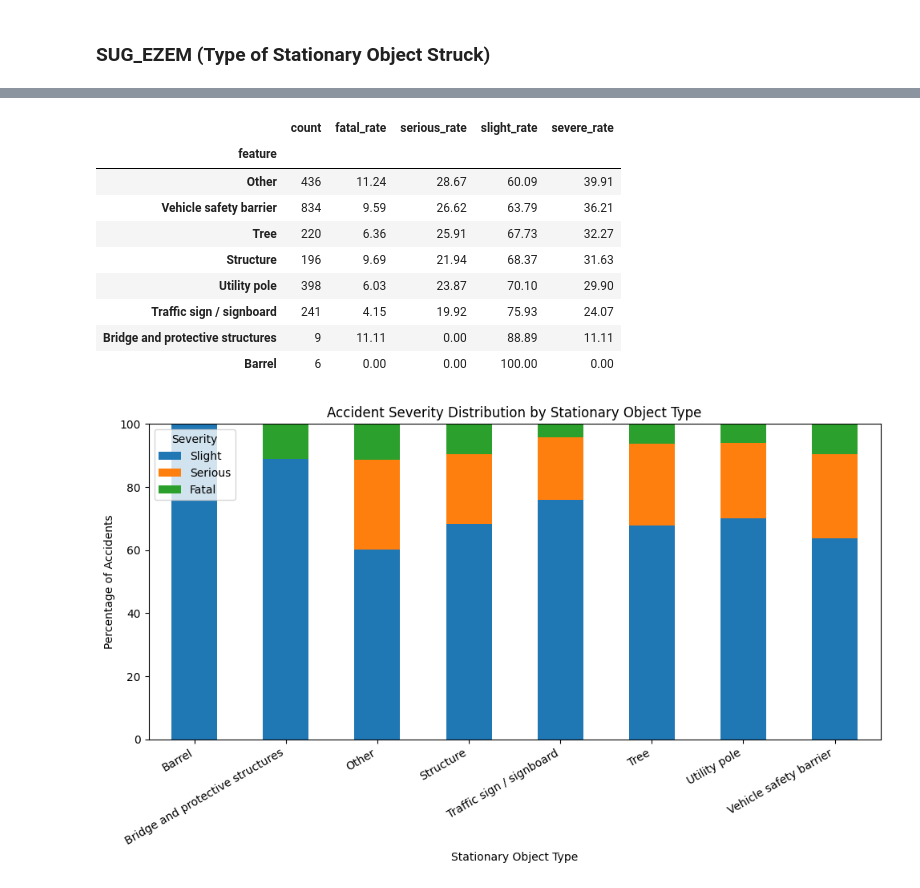
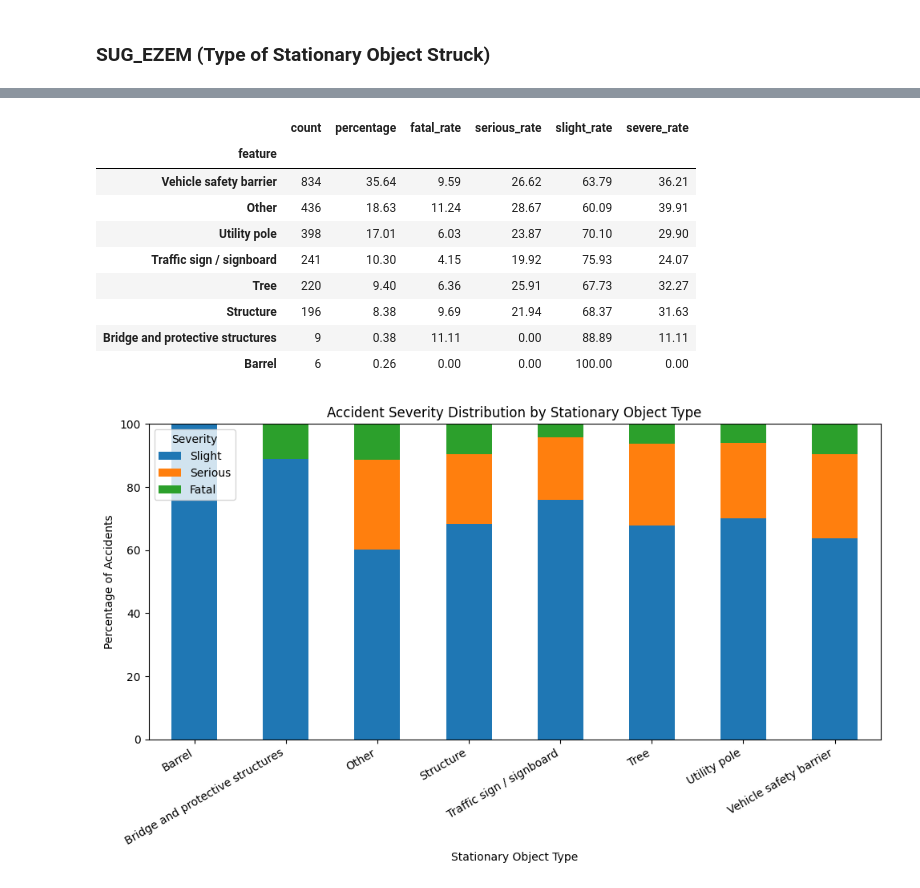
Before and after one commit to DavidCo1/israel-road-accident-severity-ml, a Jupyter notebook: notebooks/01_eda.ipynb, the cells around one changed output, grey strips where cells are left out. Saved outputs shown, nothing was run; the diff lists cells and outputs as text; code cells hidden in the pictures.

```diff
--- a/notebooks/01_eda.ipynb
+++ b/notebooks/01_eda.ipynb
@@ -637,8 +646,19 @@ Validates that all coded values in a feature have a corresponding entry in `VALU
 This helps detect missing or incomplete label mappings before running the EDA.
 # %%
 def validate_value_labels(df, feature):
+    if feature not in df.columns:
+        raise KeyError(
+            f"Column {feature!r} was not found in the DataFrame."
+        )
+
+    mapping = VALUE_LABELS.get(feature)
+
+    # Derived/readable features do not require mapping validation
+    if mapping is None:
+        return
+
     raw_values = set(df[feature].dropna().unique())
-    mapped_values = set(VALUE_LABELS[feature].keys())
+    mapped_values = set(mapping.keys())
 
     unmapped = raw_values - mapped_values
 
@@ -649 +677,31 @@ def validate_value_labels(df, feature):
+# %%
+def _prepare_feature_data(
+    df,
+    feature,
+    exclude_values=None
+):
+    if feature not in df.columns:
+        raise KeyError(
+            f"Column {feature!r} was not found in the DataFrame."
+        )
+
+    exclude_values = exclude_values or []
+
+    data = df[
+        ~df[feature].isin(exclude_values)
+    ].copy()
+
+    validate_value_labels(data, feature)
+
+    mapping = VALUE_LABELS.get(feature)
+
+    if mapping is not None:
+        labels = data[feature].map(mapping)
+    else:
+        # Derived features already contain readable labels
+        labels = data[feature].copy()
+
+    labels = labels.fillna("[Missing]")
+
+    return data, labels
 # %% [markdown]
@@ -2076,19 +1991,19 @@ feature_distribution(
 # %%
-severity_summary(
+feature_summary(
     known_object_df,
     "SUG_EZEM"
 )
 # %% [output]
-|  | count | fatal_rate | serious_rate | slight_rate | severe_rate |
-| feature |  |  |  |  |  |
-| Other | 436 | 11.24 | 28.67 | 60.09 | 39.91 |
-| Vehicle safety barrier | 834 | 9.59 | 26.62 | 63.79 | 36.21 |
-| Tree | 220 | 6.36 | 25.91 | 67.73 | 32.27 |
-| Structure | 196 | 9.69 | 21.94 | 68.37 | 31.63 |
-| Utility pole | 398 | 6.03 | 23.87 | 70.10 | 29.90 |
-| Traffic sign / signboard | 241 | 4.15 | 19.92 | 75.93 | 24.07 |
-| Bridge and protective structures | 9 | 11.11 | 0.00 | 88.89 | 11.11 |
-| Barrel | 6 | 0.00 | 0.00 | 100.00 | 0.00 |
+|  | count | percentage | fatal_rate | serious_rate | slight_rate | severe_rate |
+| feature |  |  |  |  |  |  |
+| Vehicle safety barrier | 834 | 35.64 | 9.59 | 26.62 | 63.79 | 36.21 |
+| Other | 436 | 18.63 | 11.24 | 28.67 | 60.09 | 39.91 |
+| Utility pole | 398 | 17.01 | 6.03 | 23.87 | 70.10 | 29.90 |
+| Traffic sign / signboard | 241 | 10.30 | 4.15 | 19.92 | 75.93 | 24.07 |
+| Tree | 220 | 9.40 | 6.36 | 25.91 | 67.73 | 32.27 |
+| Structure | 196 | 8.38 | 9.69 | 21.94 | 68.37 | 31.63 |
+| Bridge and protective structures | 9 | 0.38 | 11.11 | 0.00 | 88.89 | 11.11 |
+| Barrel | 6 | 0.26 | 0.00 | 0.00 | 100.00 | 0.00 |
 # %%
 plot_severity_by_feature(
     known_object_df,
```
Also changed, not shown: parts of 85 cells of this notebook.
